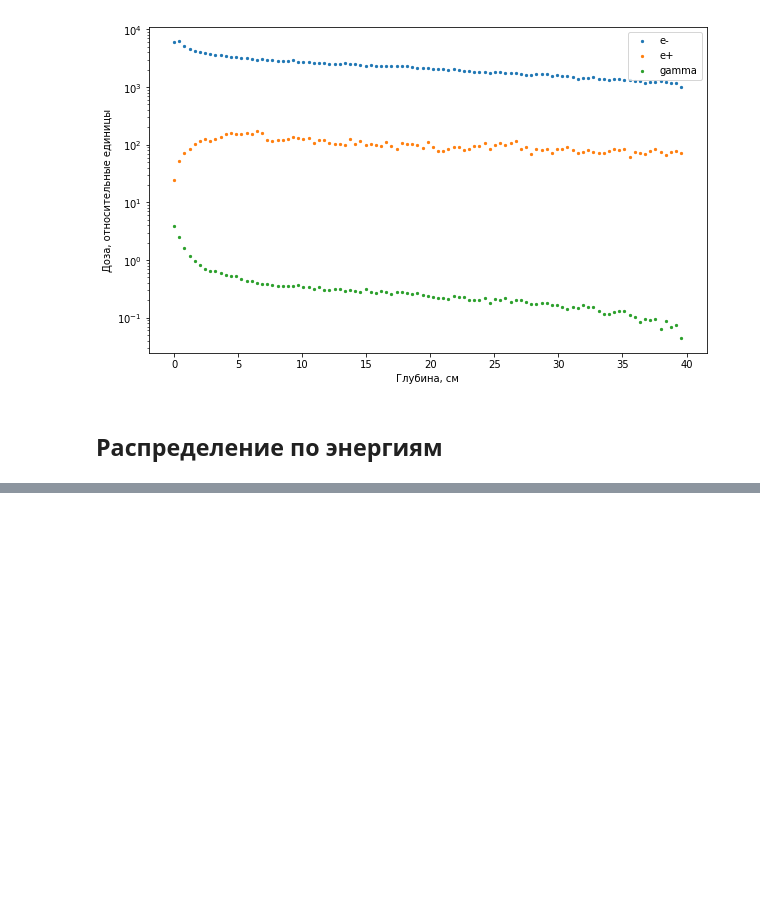
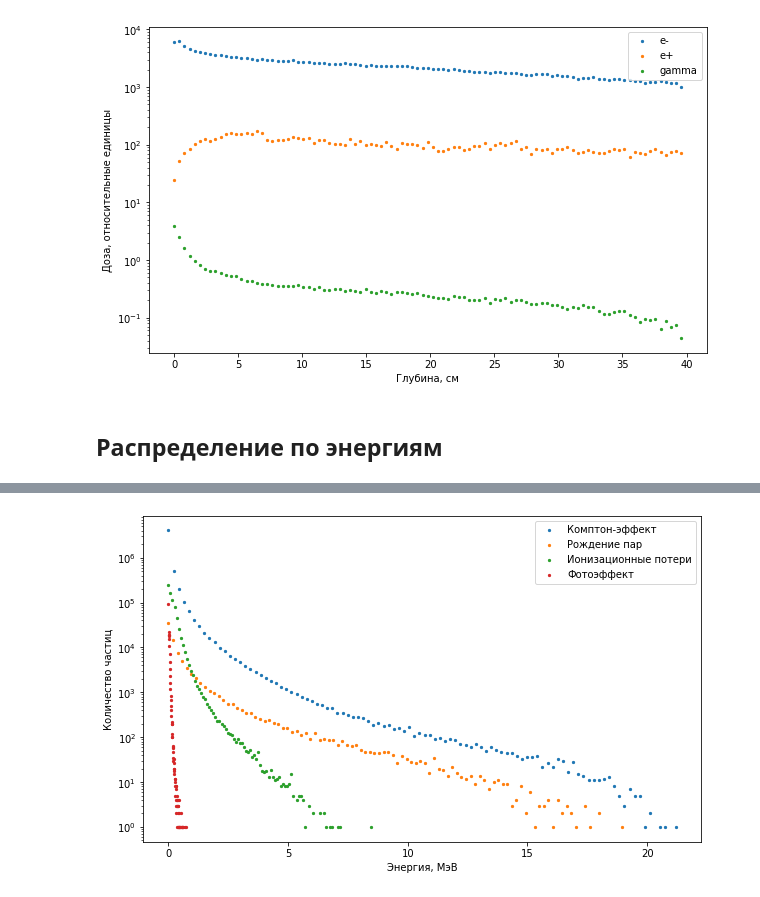
Before and after one commit to annndruha/Distribution-of-secondary-particles-in-tissue-equivalent-materials, a Jupyter notebook: model_cube/ParticlePlotter.ipynb, the cells around one changed output, grey strips where cells are left out. Saved outputs shown, nothing was run; the diff lists cells and outputs as text; code cells hidden in the pictures; blank space fills up the shorter version.

```diff
--- a/model_cube/ParticlePlotter.ipynb
+++ b/model_cube/ParticlePlotter.ipynb
@@ -194,0 +231,5 @@ plt.show()
+# %%
+paticles = secondary[secondary['particle_name'] == 'e-']
+energy_by_process(paticles)
+# %% [output]
+[figure, added]
```
Also changed, not shown: parts of 7 cells of this notebook.
